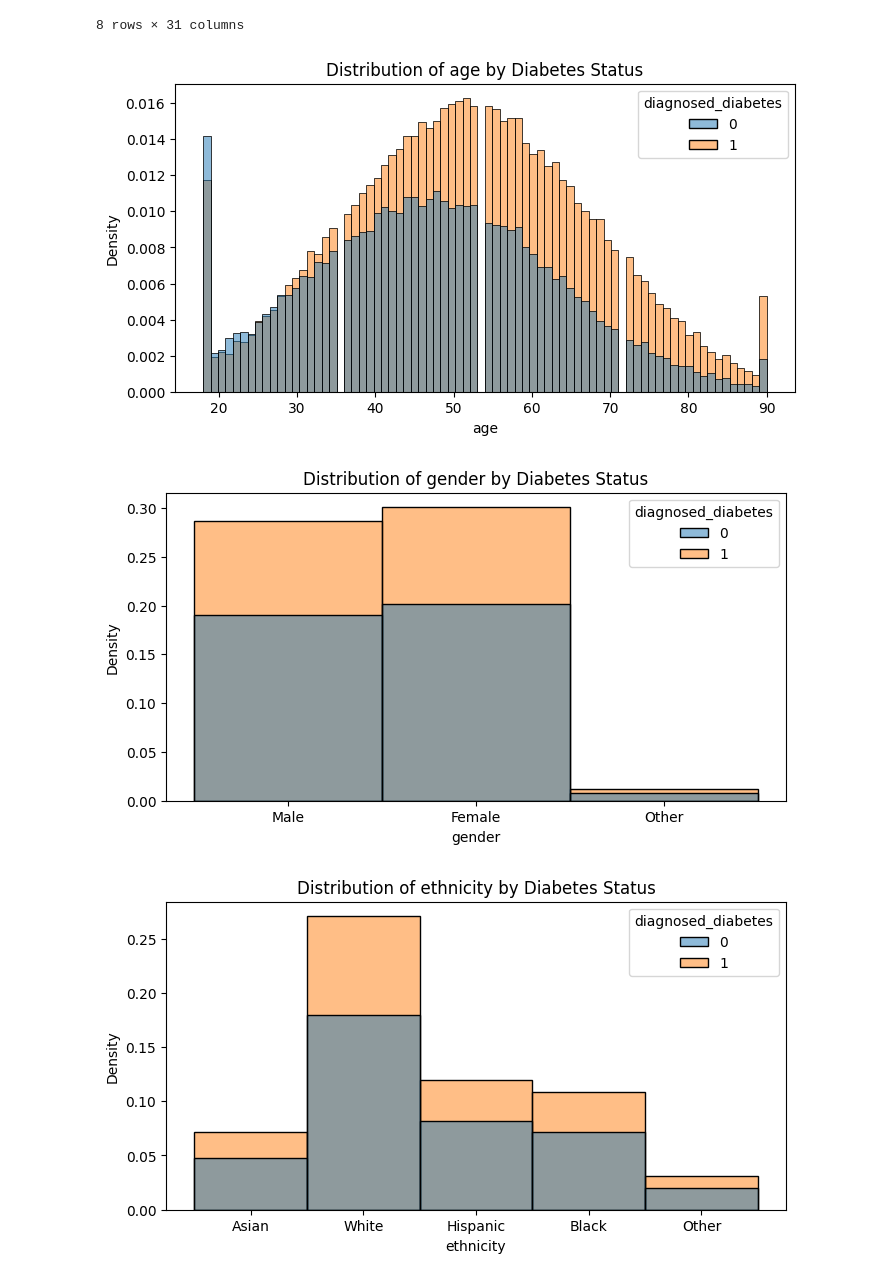
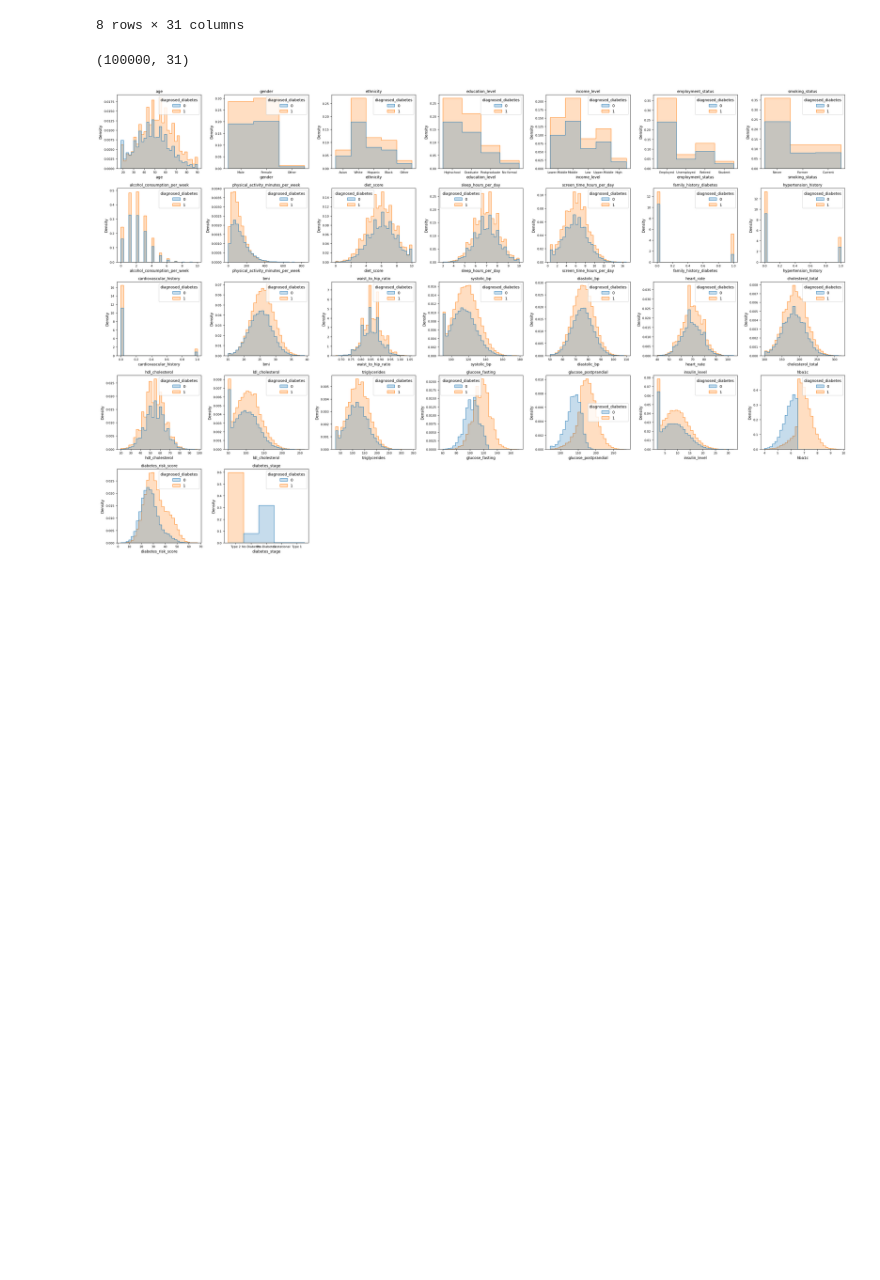
Before and after one commit to hachouaou/diabetes-classification, a Jupyter notebook: EDA.ipynb, the cells around one changed output. Saved outputs shown, nothing was run; the diff lists cells and outputs as text; code cells hidden in the pictures; blank space fills up the shorter version.

```diff
--- a/EDA.ipynb
+++ b/EDA.ipynb
@@ -122,13 +122,35 @@ data_cat.describe()
 | 75% | 61.00000 | 1.000000 | 4.000000 | 1.00000 | 3.000000 | 1.000000 | 2.00000 | ... |
 | max | 90.00000 | 2.000000 | 4.000000 | 3.00000 | 4.000000 | 3.000000 | 2.00000 | ... |
 8 rows × 31 columns
+# %%
+data.shape
+# %% [output]
+(100000, 31)
 # %%
-for col in data.columns:
-    plt.figure(figsize=(8, 4))
-    sns.histplot(data=data, x=col, hue='diagnosed_diabetes', stat='density')
-    plt.title(f'Distribution of {col} by Diabetes Status')
-    plt.show()
+import math
+
+cols = [c for c in data.columns if c != 'diagnosed_diabetes']
+
+n_cols = 7
+n_rows = math.ceil(len(cols) / n_cols)
+
+plt.figure(figsize=(4*n_cols, 3.5*n_rows))
+
+for i, col in enumerate(cols, 1):
+    ax = plt.subplot(n_rows, n_cols, i)
+    sns.histplot(
+        data=data,
+        x=col,
+        hue='diagnosed_diabetes',
+        stat='density',
+        element='step',
+        bins=30,
+        ax=ax
+    )
+    ax.set_title(col, fontsize=10)
+    ax.tick_params(axis='both', labelsize=8)
+
+plt.tight_layout()
+plt.show()
 # %% [output]
-[figure, old version]
+[figure, new version]
-[figure, removed]
-[figure, removed]
```
Also changed, not shown: parts of 3 cells of this notebook.
